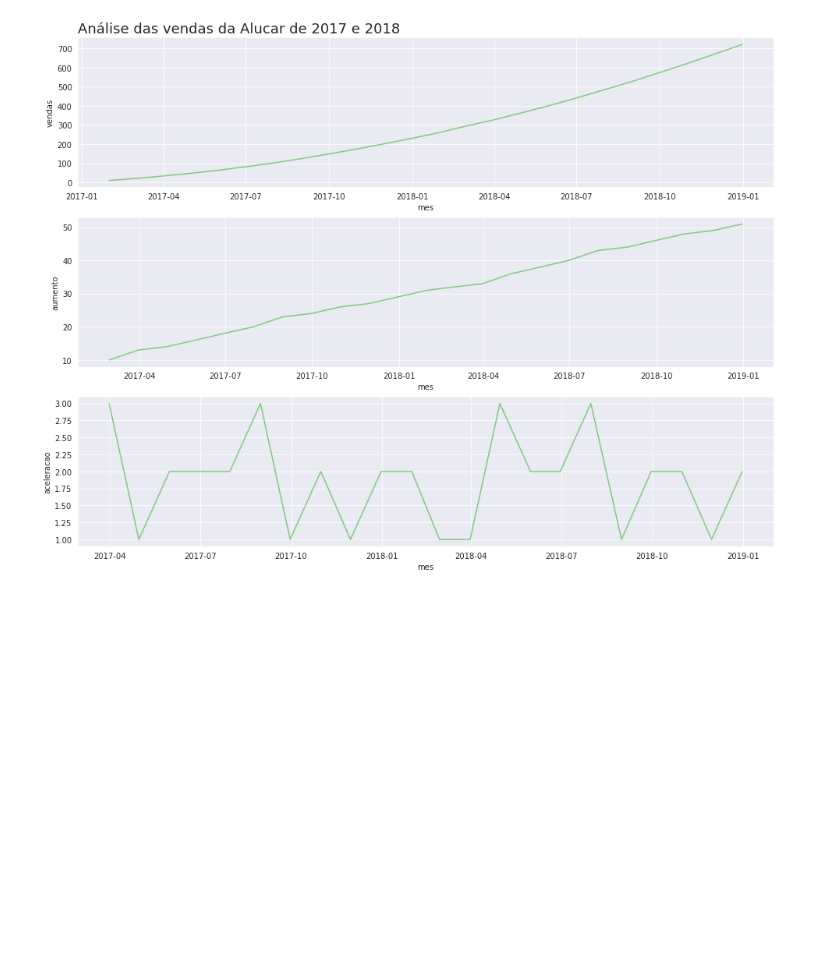
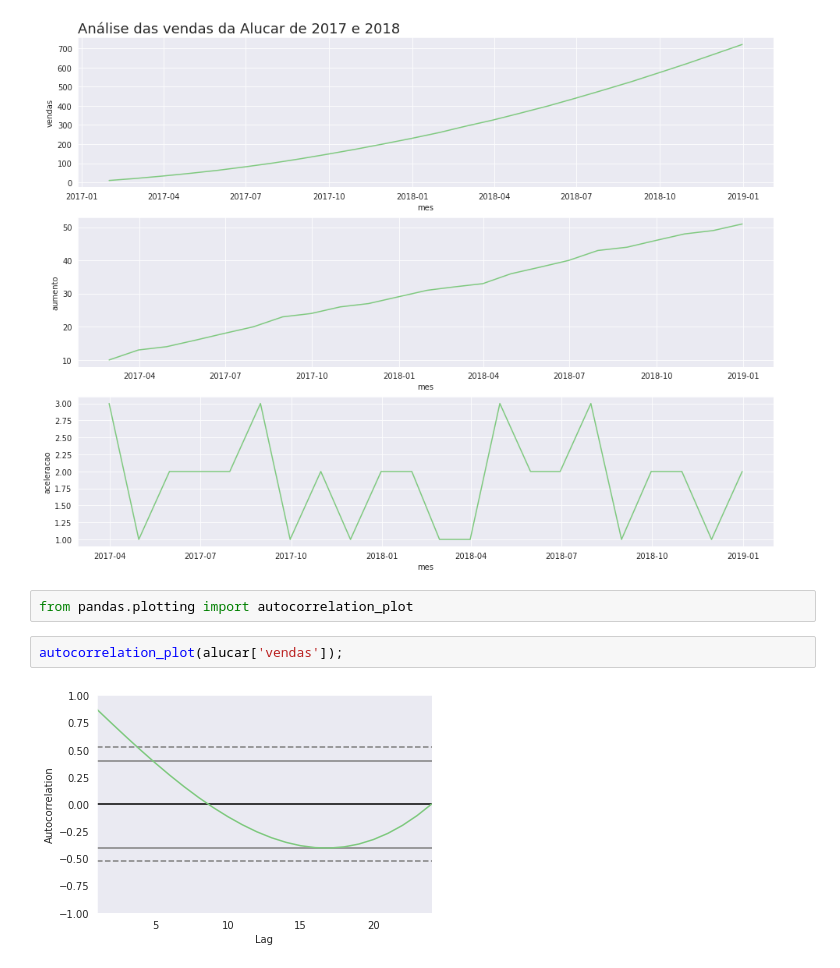
Before and after one commit to erikamarchi/data-science-introducao-a-analise-de-series-temporais, a Jupyter notebook: SeriesTemporais.ipynb, the cells around one changed output. Drawn from its saved outputs; the diff is of its cells as text; blank space fills up the shorter version.

```diff
--- a/SeriesTemporais.ipynb
+++ b/SeriesTemporais.ipynb
@@ -150,3 +150,9 @@ plot_comparacao('mes', 'vendas', 'aumento', 'aceleracao',
                 alucar, 'Análise das vendas da Alucar de 2017 e 2018')
 # %% [output]
 [figure]
+# %%
+from pandas.plotting import autocorrelation_plot
+# %%
+autocorrelation_plot(alucar['vendas']);
+# %% [output]
+[figure, added]
```
Also changed, not shown: parts of 5 cells of this notebook.
